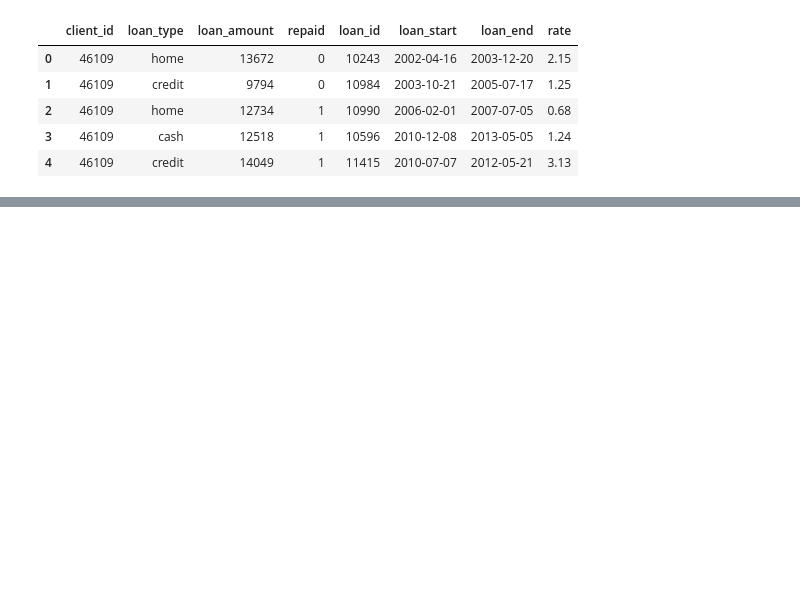
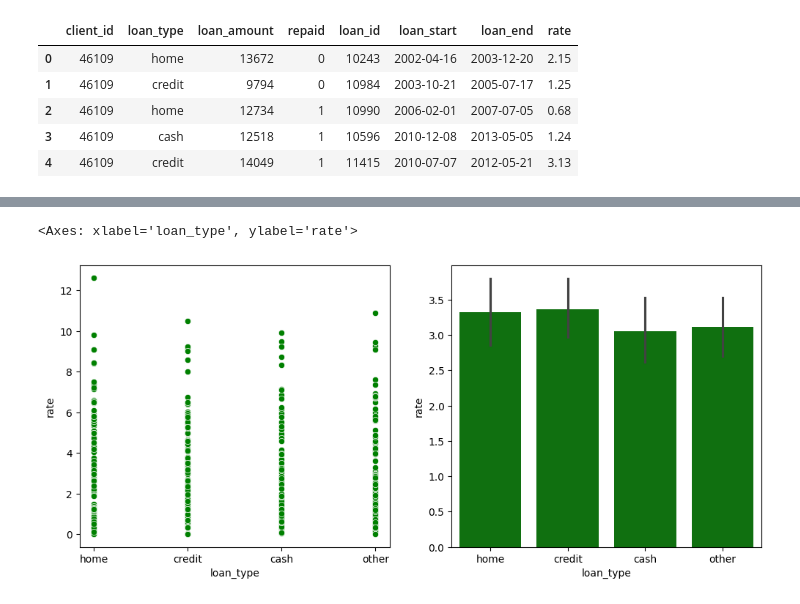
Before and after one commit to shadmankhezri/loans_regression, a Jupyter notebook: loans.ipynb, the cells around one changed output, grey strips where cells are left out. Drawn from its saved outputs; the diff is of its cells as text; code cells hidden in the pictures; blank space fills up the shorter version.

Commit message:
get information and plot

```diff
--- a/loans.ipynb
+++ b/loans.ipynb
@@ -16,0 +36,6 @@ df.shape
+# %%
+# To continue the normalization and graphing process, and finally build the regression model,
+# we don't need columns 'client_id' , 'loan_id' , 'loan_start' ,'loan_end'. we can remove them from the data set.
+
+features_df = df.drop(['client_id' , 'loan_id' , 'loan_start' , 'loan_end'], axis=1)
+features_df.head()
@@ -36,0 +96,7 @@ memory usage: 27.8+ KB
+# %%
+# change loan_type to integer with labelencoder
+
+change_loan_type = LabelEncoder()
+features_df['loan_type'] = change_loan_type.fit_transform(features_df['loan_type'])
+features_df['loan_type'] = features_df['loan_type'].astype(int)
+print(features_df.info())
@@ -36,0 +139,8 @@ memory usage: 27.8+ KB
+# %%
+fig, ax = plt.subplots(1,2,figsize=(12, 5))
+
+sns.scatterplot(x='loan_type' , y='rate' , data=features_df, color='green', ax=ax[0])
+sns.barplot(x='loan_type' , y='rate' , data=features_df, color='green', ax=ax[1])
+# %% [output]
+<Axes: xlabel='loan_type', ylabel='rate'>
+[figure, added]
```
Also changed, not shown: parts of 17 cells of this notebook.
